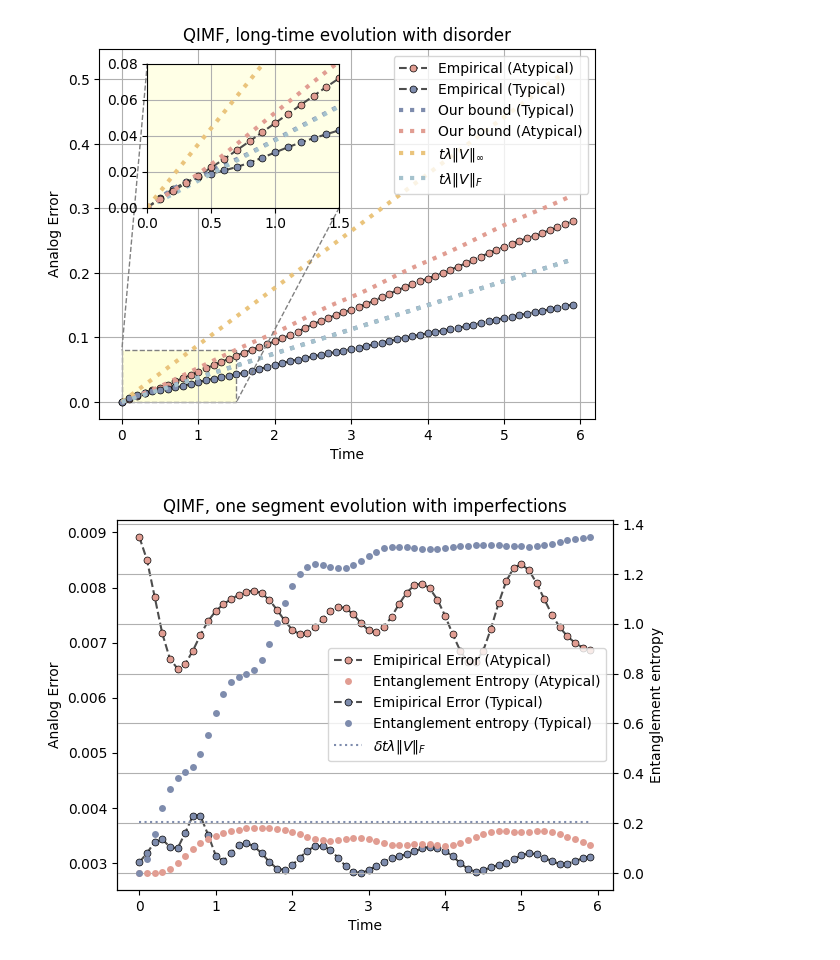
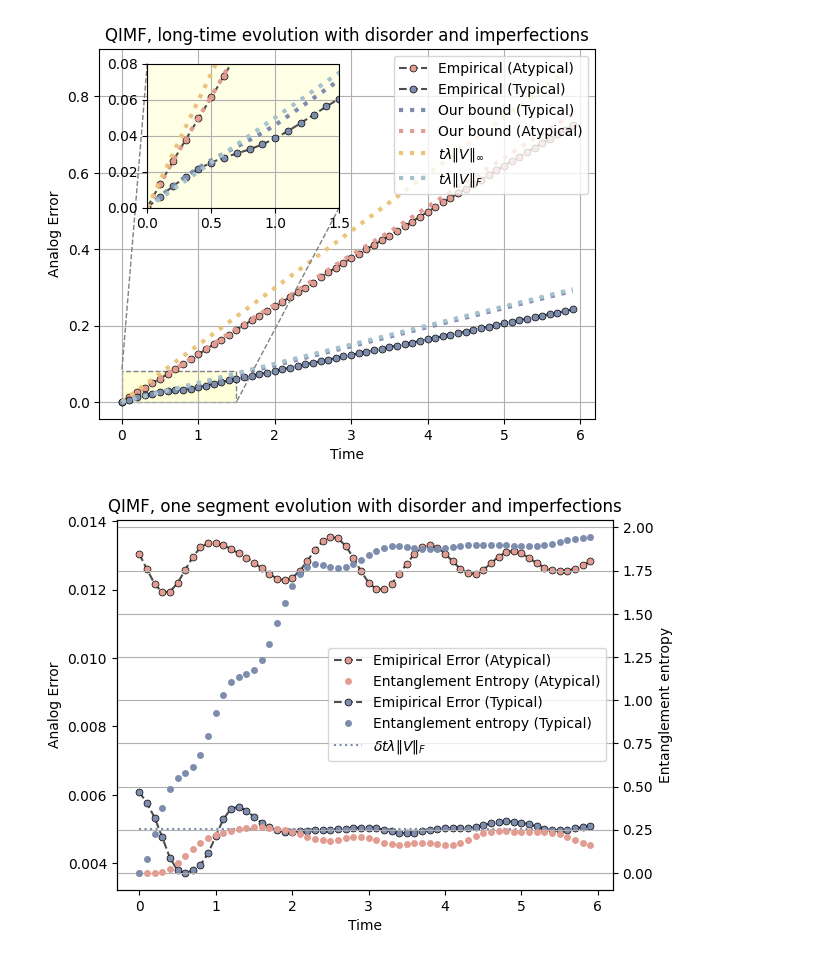
Before and after one commit to minidas/Entanglement-Induced-Resilience-of-Quantum-Dynamics, a Jupyter notebook: qitf_analog.ipynb, the cells around one changed output. Cells and saved outputs as stored; diff of their text form; code cells hidden in the pictures.

```diff
--- a/qitf_analog.ipynb
+++ b/qitf_analog.ipynb
@@ -3,15 +3,15 @@ from qitf_model import *
 import numpy as np
 
 exact_model = QITFModel(hx=0.809,J=1)
-# analog_model = analog_QITF(exact_model,delta=0)
+analog_model = analog_QITF(exact_model)
 
 import pickle
 
-# with open('./data/analog_model[i].pkl', 'wb') as f:
-#     pickle.dump(analog_model, f)
+with open('./data/analog_model[di].pkl', 'wb') as f:
+    pickle.dump(analog_model, f)
 
-with open('./data/analog_model[i].pkl', 'rb') as f:
-    analog_model = pickle.load(f)
+# with open('./data/analog_model[i].pkl', 'rb') as f:
+#     analog_model = pickle.load(f)
 # %%
 initial_state = Statevector.from_label('0'*N).data  # Typical case state
 
@@ -64,7 +64,7 @@ plt.xlabel('Time')
 plt.ylabel('Analog Error')
 # plt.ylim( top=0.3)
 plt.legend(loc=1)
-plt.title('QIMF, long-time evolution with disorder')
+plt.title('QIMF, long-time evolution with disorder and imperfections')
 plt.grid()
 ax1=plt.gca()
 
@@ -86,10 +86,10 @@ plt.plot(time[:-1], worst_curve[:-1], color="#EAC47C", linestyle='dotted', label
 plt.grid()
 # plt.tight_layout()
 mark_inset(ax1, ax2, loc1=2, loc2=4, fc="#ffffda", ec="0.5",linestyle='dashed')
-plt.savefig('./Figures/long-time[d,c=1].pdf', bbox_inches='tight',dpi=600)
+plt.savefig('./Figures/long-time[di,c=1].pdf', bbox_inches='tight',dpi=600)
 plt.show()
 # %% [output]
-[figure, old version]
+[figure, new version]
 # %%
 from entropy import entropy_data
 import matplotlib.pyplot as plt
@@ -109,33 +109,33 @@ entropy_list=entropy_data(initial_state, analog_model, k=2)
 p12=ax2.plot(time[:-1], entropy_list[:-1], label='Entanglement Entropy (Atypical)',marker='o', markersize=5, mfc='#E19D92', linewidth=0,markeredgewidth=0)
 
 
 # initial_state = haar_random_state(N)  # Generate a random state
 initial_state = Statevector.from_label('0'*N).data  # Typical case state
 state_distance = []
 exact_state = initial_state
 analog_state = initial_state
 for i in range(num_steps):
     analog_state = analog_model.U0 @ exact_state
     exact_state = analog_model.exact_model.U0 @ exact_state
     state_distance.append(np.linalg.norm(exact_state - analog_state))
 p21=ax1.plot(time[:-1], state_distance, color='0.3', marker='o', markersize=5, mfc='#7E8CAD', mec='k', linestyle='dashed', markeredgewidth=0.5,label='Emipirical Error (Typical)')
 
 entropy_list=entropy_data(initial_state, analog_model, k=2)
 p22=ax2.plot(time[:-1], entropy_list[:-1],label='Entanglement entropy (Typical)',marker='o', markersize=5, mfc='#7E8CAD', linewidth=0,markeredgewidth=0)
 
 
 p13=ax1.plot(time[:-1], [V_fro*time_step]*num_steps, color="#7E8CAD", linestyle='dotted', label=r'$\delta t\lambda\|V\|_{F}$')
 # plt.plot(time[:-1], [V_spec*time_step]*num_steps, color='#A4E048', linestyle='dashed', label=r'$\delta t\lambda\|V\|_{\infty}$')
 ax1.set_xlabel('Time')
 ax1.set_ylabel('Analog Error')
 ax2.set_ylabel('Entanglement entropy')
 
 lns=p11+p12+p21+p22+p13
 labs=[l.get_label() for l in lns]
-plt.title('QIMF, one segment evolution with imperfections')
+plt.title('QIMF, one segment evolution with disorder and imperfections')
 plt.legend(lns,labs,loc=0)
 plt.grid()
-plt.savefig('./Figures/one_segment[i].pdf', bbox_inches='tight',dpi=600)
+plt.savefig('./Figures/one_segment[di].pdf', bbox_inches='tight',dpi=600)
 plt.show()
 # %% [output]
-[figure, old version]
+[figure, new version]
```
Also changed, not shown: 1 other file.
